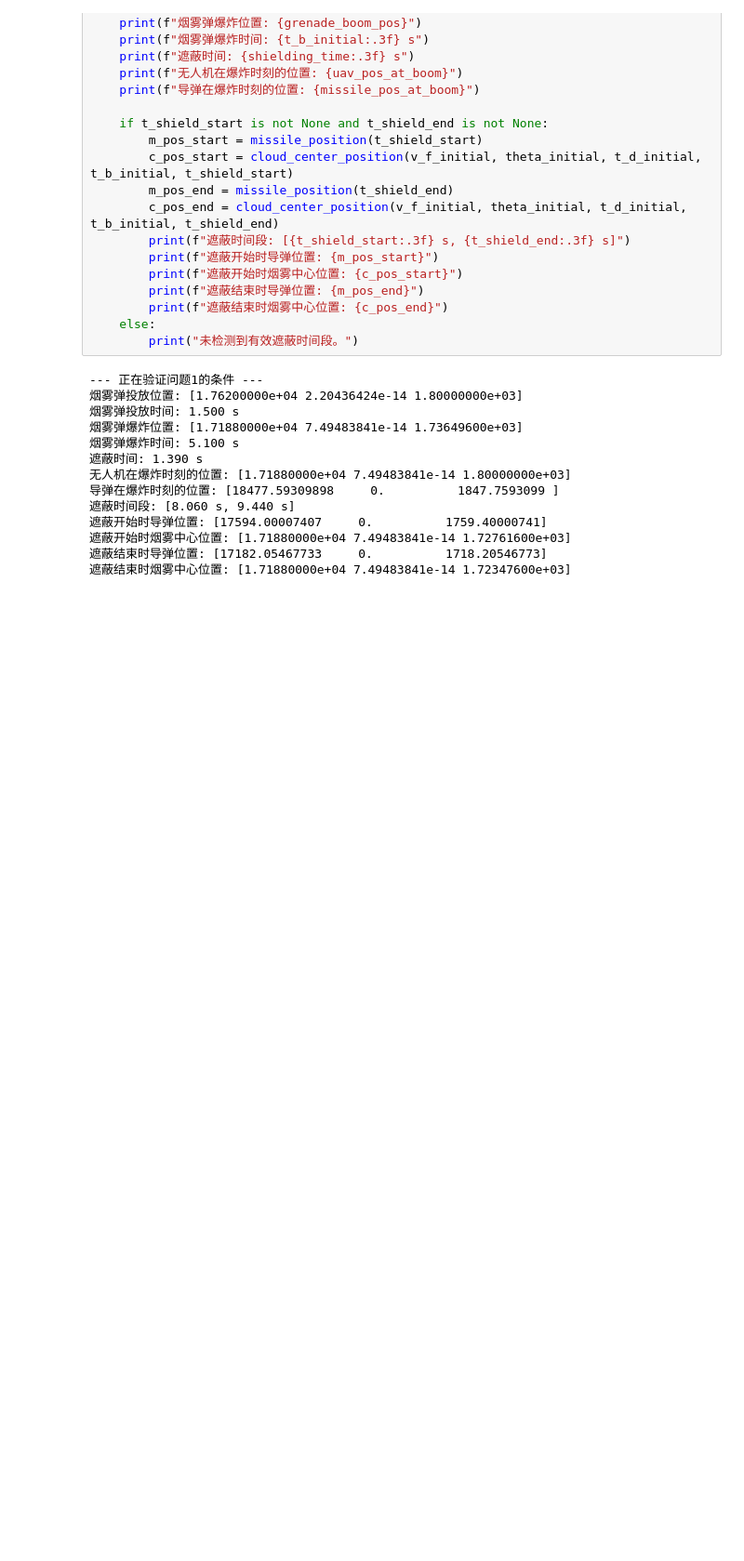
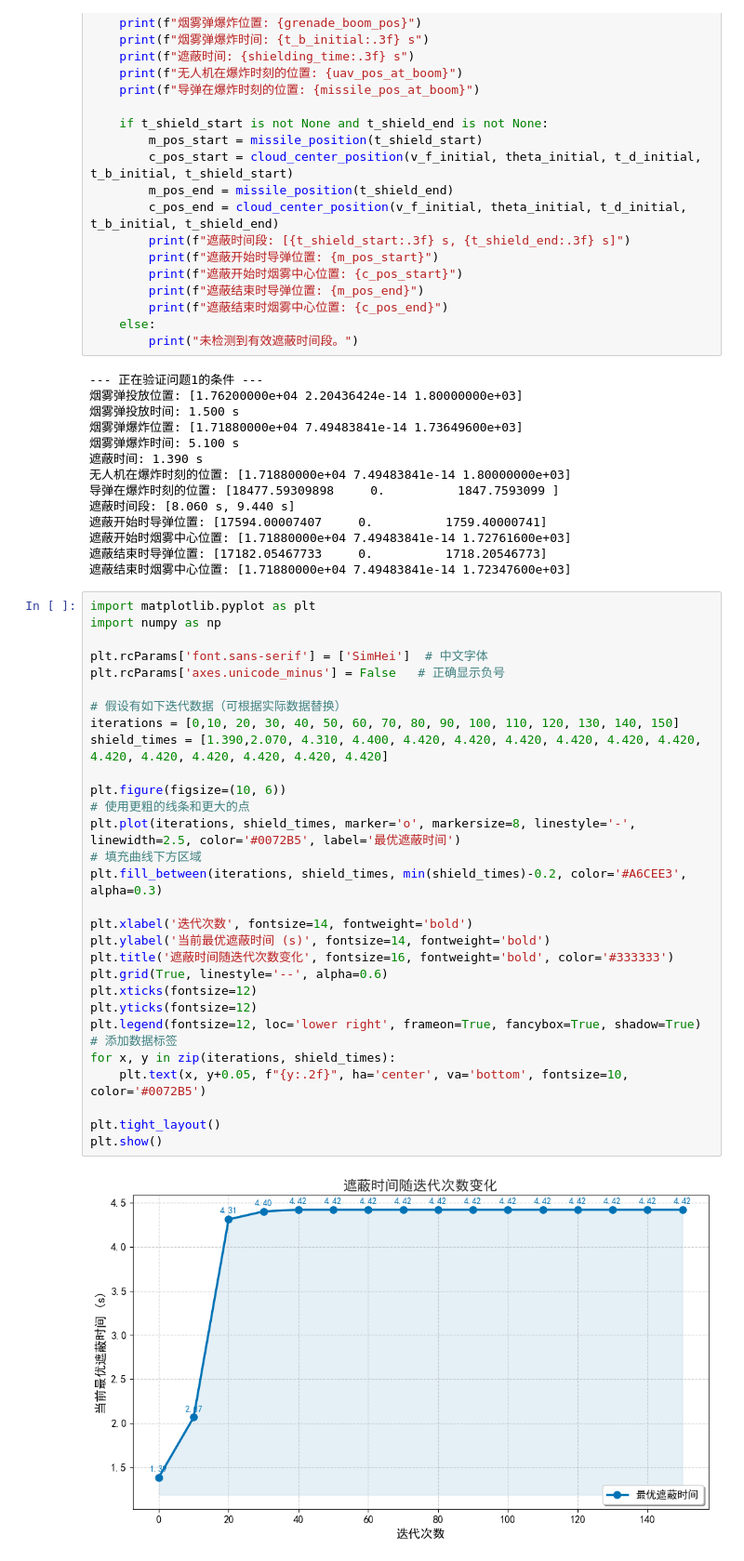
Before and after one commit to HistoriaNonVult/cucum, a Jupyter notebook: draw.ipynb, the cells around one changed output. Shown at 93% size. Drawn from its saved outputs; the diff is of its cells as text; blank space fills up the shorter version.

```diff
--- a/draw.ipynb
+++ b/draw.ipynb
@@ -489,3 +489,35 @@ if __name__ == '__main__':
 遮蔽开始时烟雾中心位置: [1.71880000e+04 7.49483841e-14 1.72761600e+03]
 遮蔽结束时导弹位置: [17182.05467733     0.          1718.20546773]
 遮蔽结束时烟雾中心位置: [1.71880000e+04 7.49483841e-14 1.72347600e+03]
+# %%
+import matplotlib.pyplot as plt
+import numpy as np
+
+plt.rcParams['font.sans-serif'] = ['SimHei']  # 中文字体
+plt.rcParams['axes.unicode_minus'] = False   # 正确显示负号
+
+# 假设有如下迭代数据（可根据实际数据替换）
+iterations = [0,10, 20, 30, 40, 50, 60, 70, 80, 90, 100, 110, 120, 130, 140, 150]
+shield_times = [1.390,2.070, 4.310, 4.400, 4.420, 4.420, 4.420, 4.420, 4.420, 4.420, 4.420, 4.420, 4.420, 4.420, 4.420, 4.420]
+
+plt.figure(figsize=(10, 6))
+# 使用更粗的线条和更大的点
+plt.plot(iterations, shield_times, marker='o', markersize=8, linestyle='-', linewidth=2.5, color='#0072B5', label='最优遮蔽时间')
+# 填充曲线下方区域
+plt.fill_between(iterations, shield_times, min(shield_times)-0.2, color='#A6CEE3', alpha=0.3)
+
+plt.xlabel('迭代次数', fontsize=14, fontweight='bold')
+plt.ylabel('当前最优遮蔽时间 (s)', fontsize=14, fontweight='bold')
+plt.title('遮蔽时间随迭代次数变化', fontsize=16, fontweight='bold', color='#333333')
+plt.grid(True, linestyle='--', alpha=0.6)
+plt.xticks(fontsize=12)
+plt.yticks(fontsize=12)
+plt.legend(fontsize=12, loc='lower right', frameon=True, fancybox=True, shadow=True)
+# 添加数据标签
+for x, y in zip(iterations, shield_times):
+    plt.text(x, y+0.05, f"{y:.2f}", ha='center', va='bottom', fontsize=10, color='#0072B5')
+
+plt.tight_layout()
+plt.show()
+# %% [output]
+[figure, added]
```
